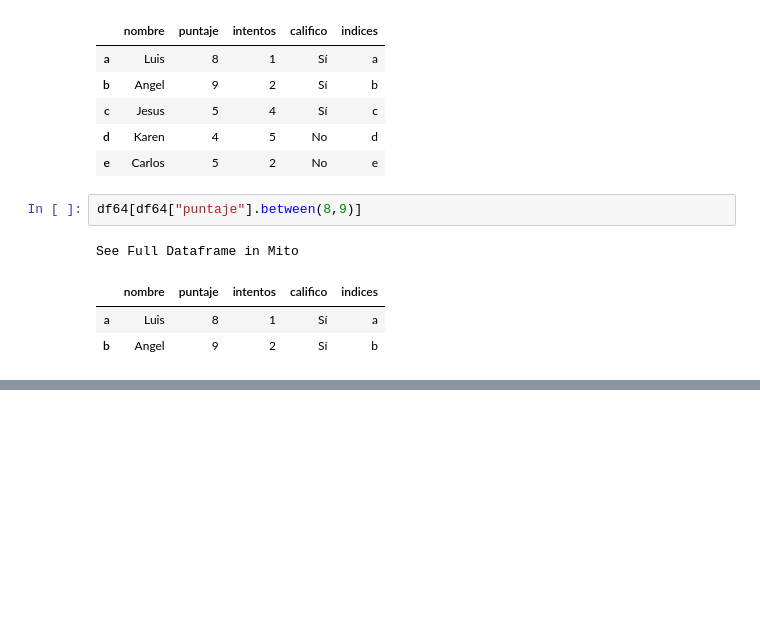
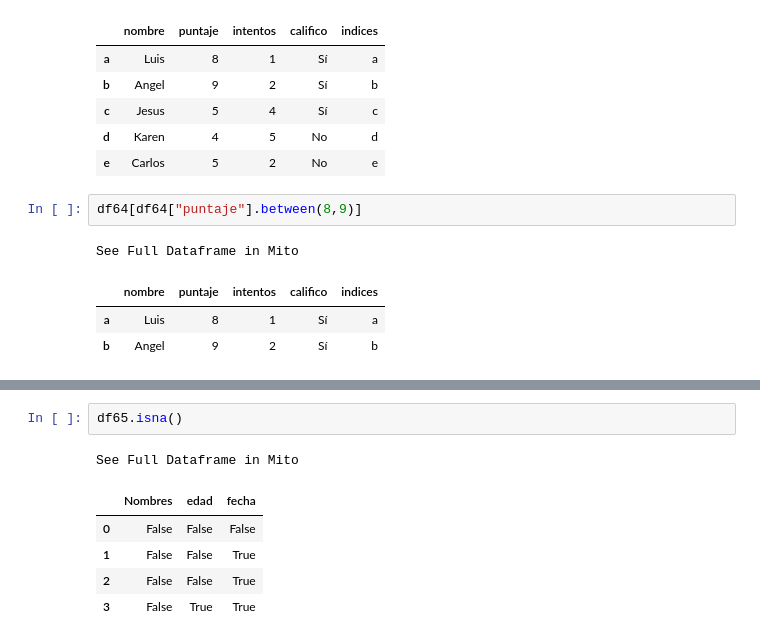
Before and after one commit to TherealVL/Ejercicios_Pandas, a Jupyter notebook: Ejercicios_Panda.ipynb, the cells around one changed output, grey strips where cells are left out. Cells and saved outputs as stored; diff of their text form; blank space fills up the shorter version.

```diff
--- a/Ejercicios_Panda.ipynb
+++ b/Ejercicios_Panda.ipynb
@@ -825,0 +845,9 @@ See Full Dataframe in Mito
+# %%
+df65.isna()
+# %% [output]
+See Full Dataframe in Mito
+|  | Nombres | edad | fecha |
+| 0 | False | False | False |
+| 1 | False | False | True |
+| 2 | False | False | True |
+| 3 | False | True | True |
```
Also changed, not shown: parts of 4 cells of this notebook.
